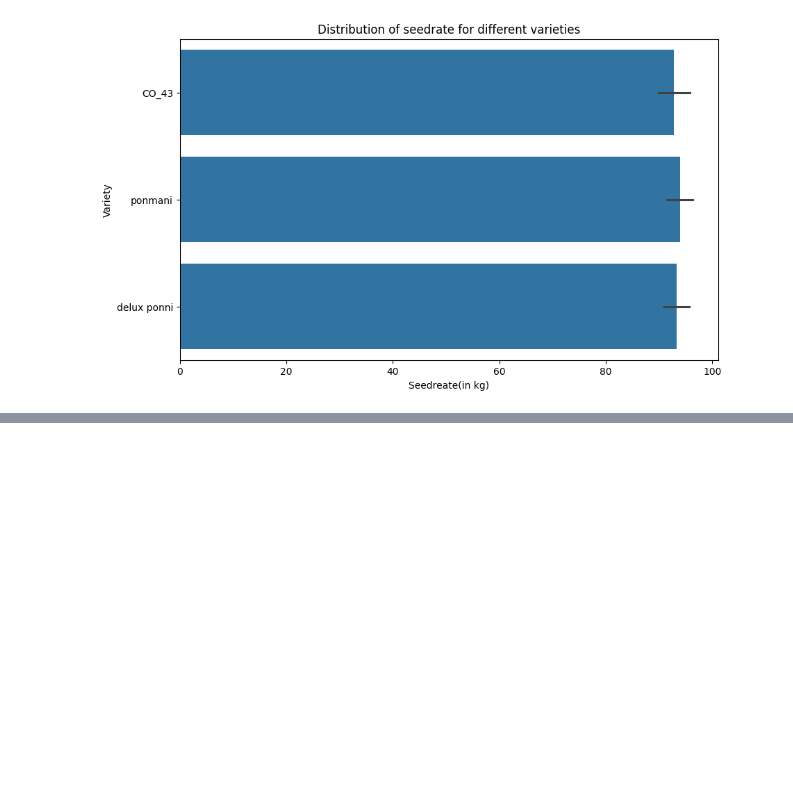
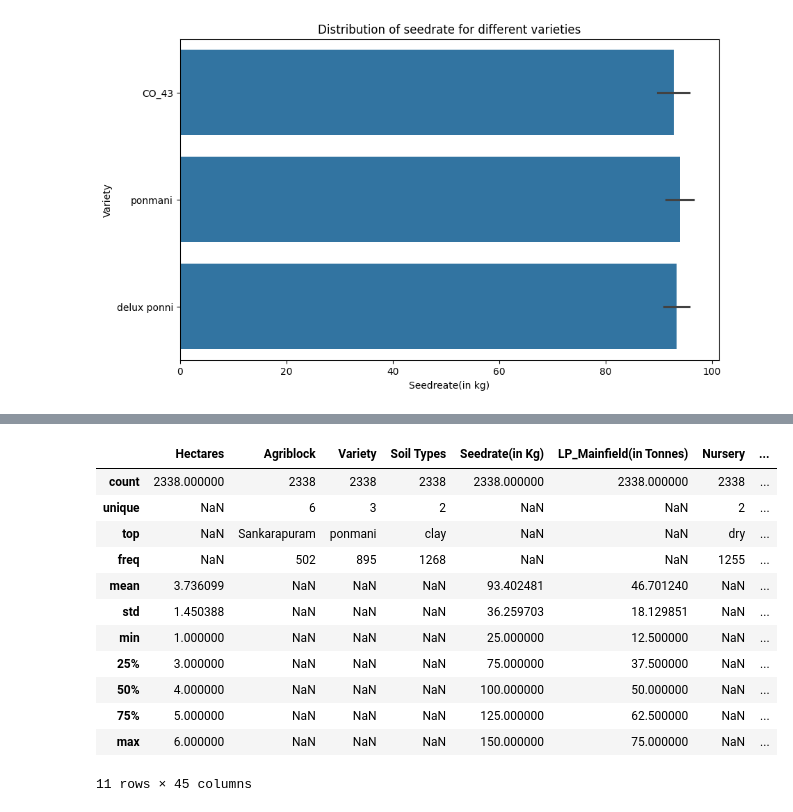
Before and after one commit to kunalsir98/paddy-detection, a Jupyter notebook: notebook/eda.ipynb, the cells around one changed output, grey strips where cells are left out. Saved outputs shown, nothing was run; the diff lists cells and outputs as text; code cells hidden in the pictures; blank space fills up the shorter version.

```diff
--- a/notebook/eda.ipynb
+++ b/notebook/eda.ipynb
@@ -133,0 +169,16 @@ plt.show()
+# %%
+df.describe(include='all')
+# %% [output]
+|  | Hectares | Agriblock | Variety | Soil Types | Seedrate(in Kg) | LP_Mainfield(in Tonnes) | Nursery | ... |
+| count | 2338.000000 | 2338 | 2338 | 2338 | 2338.000000 | 2338.000000 | 2338 | ... |
+| unique | NaN | 6 | 3 | 2 | NaN | NaN | 2 | ... |
+| top | NaN | Sankarapuram | ponmani | clay | NaN | NaN | dry | ... |
+| freq | NaN | 502 | 895 | 1268 | NaN | NaN | 1255 | ... |
+| mean | 3.736099 | NaN | NaN | NaN | 93.402481 | 46.701240 | NaN | ... |
+| std | 1.450388 | NaN | NaN | NaN | 36.259703 | 18.129851 | NaN | ... |
+| min | 1.000000 | NaN | NaN | NaN | 25.000000 | 12.500000 | NaN | ... |
+| 25% | 3.000000 | NaN | NaN | NaN | 75.000000 | 37.500000 | NaN | ... |
+| 50% | 4.000000 | NaN | NaN | NaN | 100.000000 | 50.000000 | NaN | ... |
+| 75% | 5.000000 | NaN | NaN | NaN | 125.000000 | 62.500000 | NaN | ... |
+| max | 6.000000 | NaN | NaN | NaN | 150.000000 | 75.000000 | NaN | ... |
+11 rows × 45 columns
```
Also changed, not shown: parts of 2 cells of this notebook, 10 other files.
